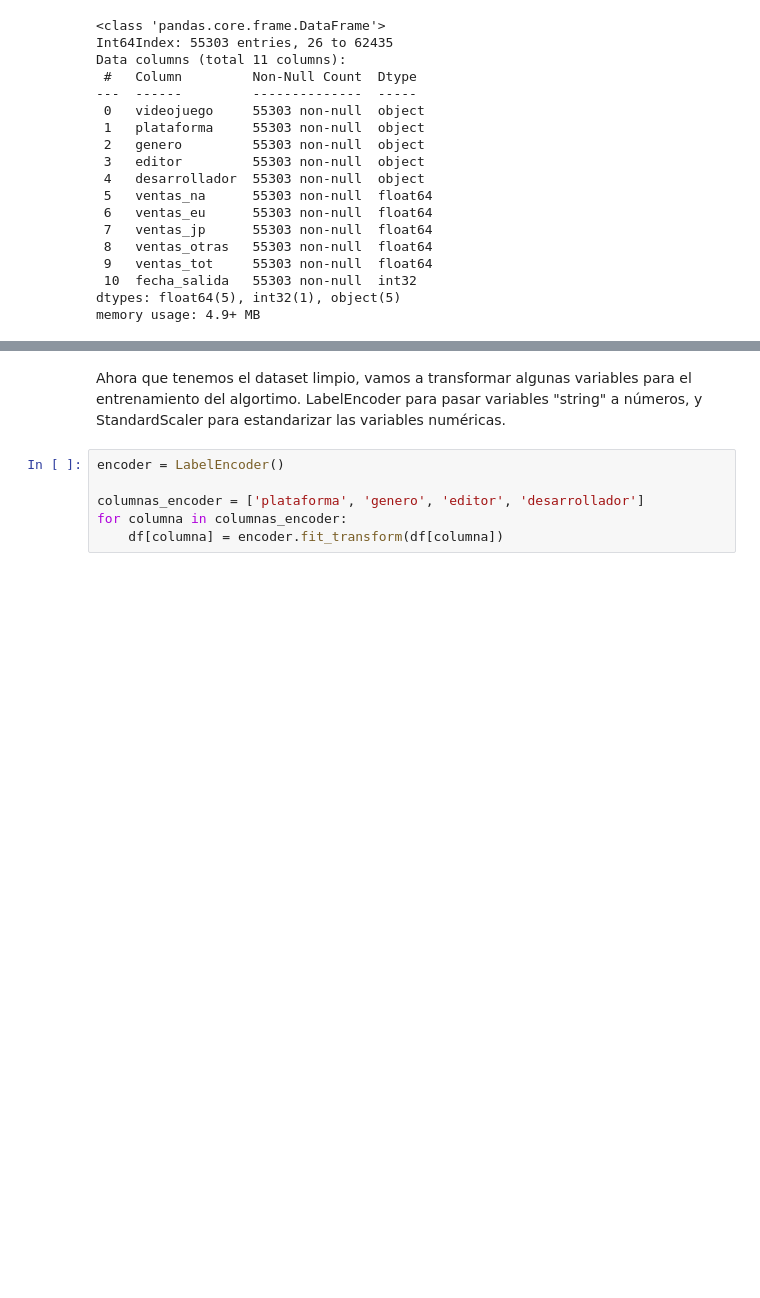
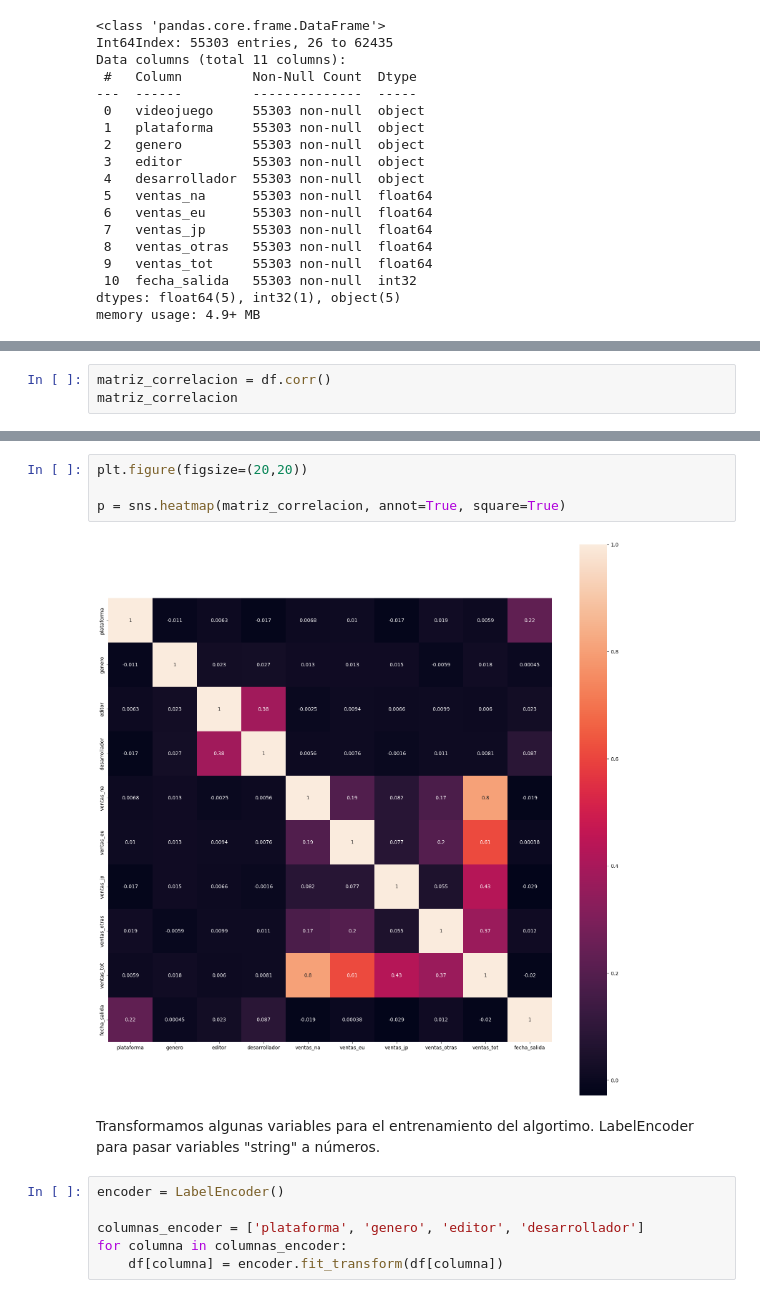
Before and after one commit to BorjaDel/Multiple_Linear_Regression, a Jupyter notebook: 3. Linear Regression.ipynb, the cells around one changed output, grey strips where cells are left out. Saved outputs shown, nothing was run; the diff lists cells and outputs as text; blank space fills up the shorter version.

```diff
--- a/3. Linear Regression.ipynb
+++ b/3. Linear Regression.ipynb
@@ -174,0 +177,3 @@ memory usage: 4.9+ MB
+# %%
+matriz_correlacion = df.corr()
+matriz_correlacion
@@ -175,5 +192,11 @@ memory usage: 4.9+ MB
+# %%
+plt.figure(figsize=(20,20))
+
+p = sns.heatmap(matriz_correlacion, annot=True, square=True)
+# %% [output]
+[figure, added]
 # %% [markdown]
-Ahora que tenemos el dataset limpio, vamos a transformar algunas variables para el entrenamiento del algortimo. LabelEncoder para pasar variables "string" a números, y StandardScaler para estandarizar las variables numéricas.
+Transformamos algunas variables para el entrenamiento del algortimo. LabelEncoder para pasar variables "string" a números.
 # %%
 encoder = LabelEncoder()
 
```
Also changed, not shown: parts of 4 cells of this notebook.
